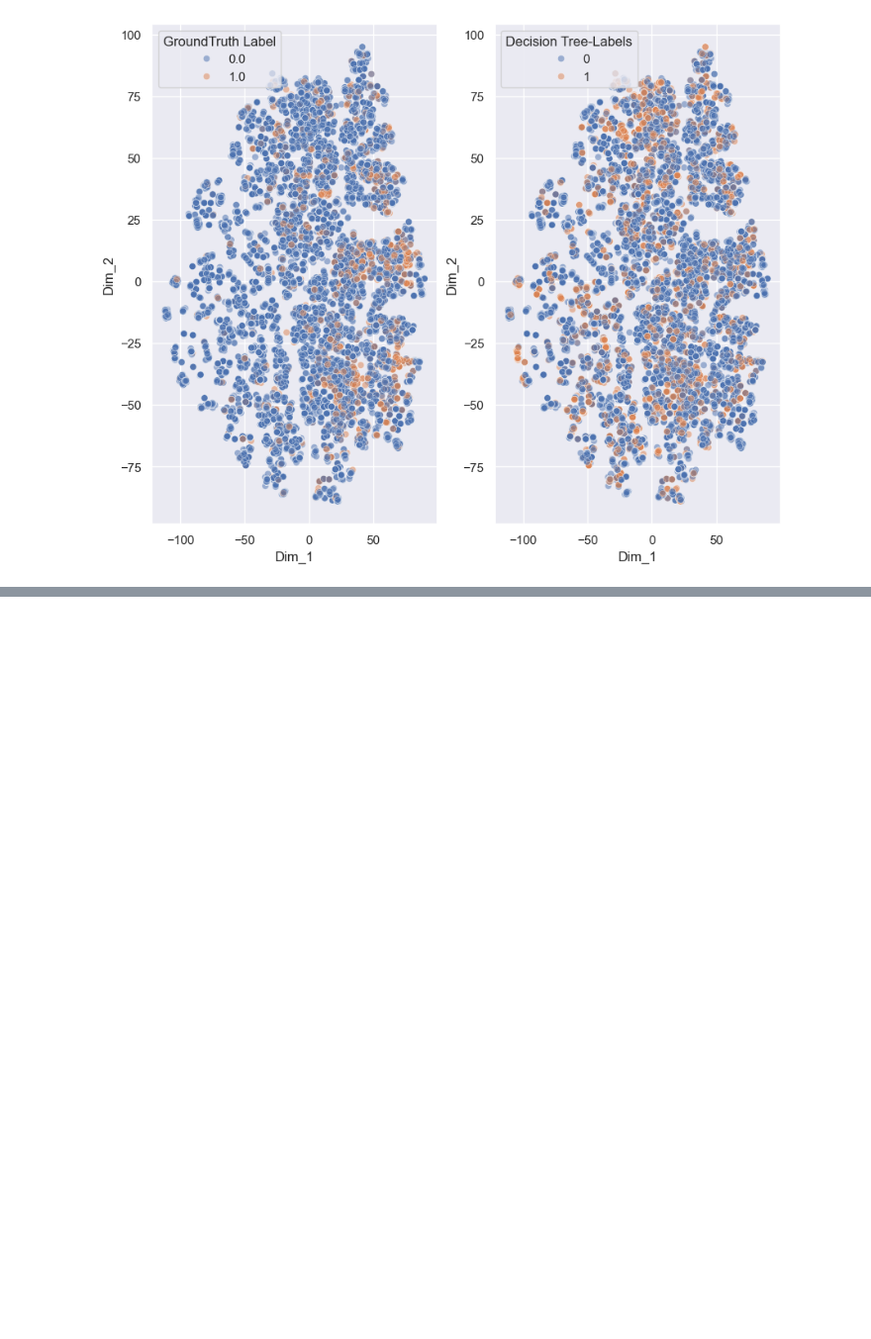
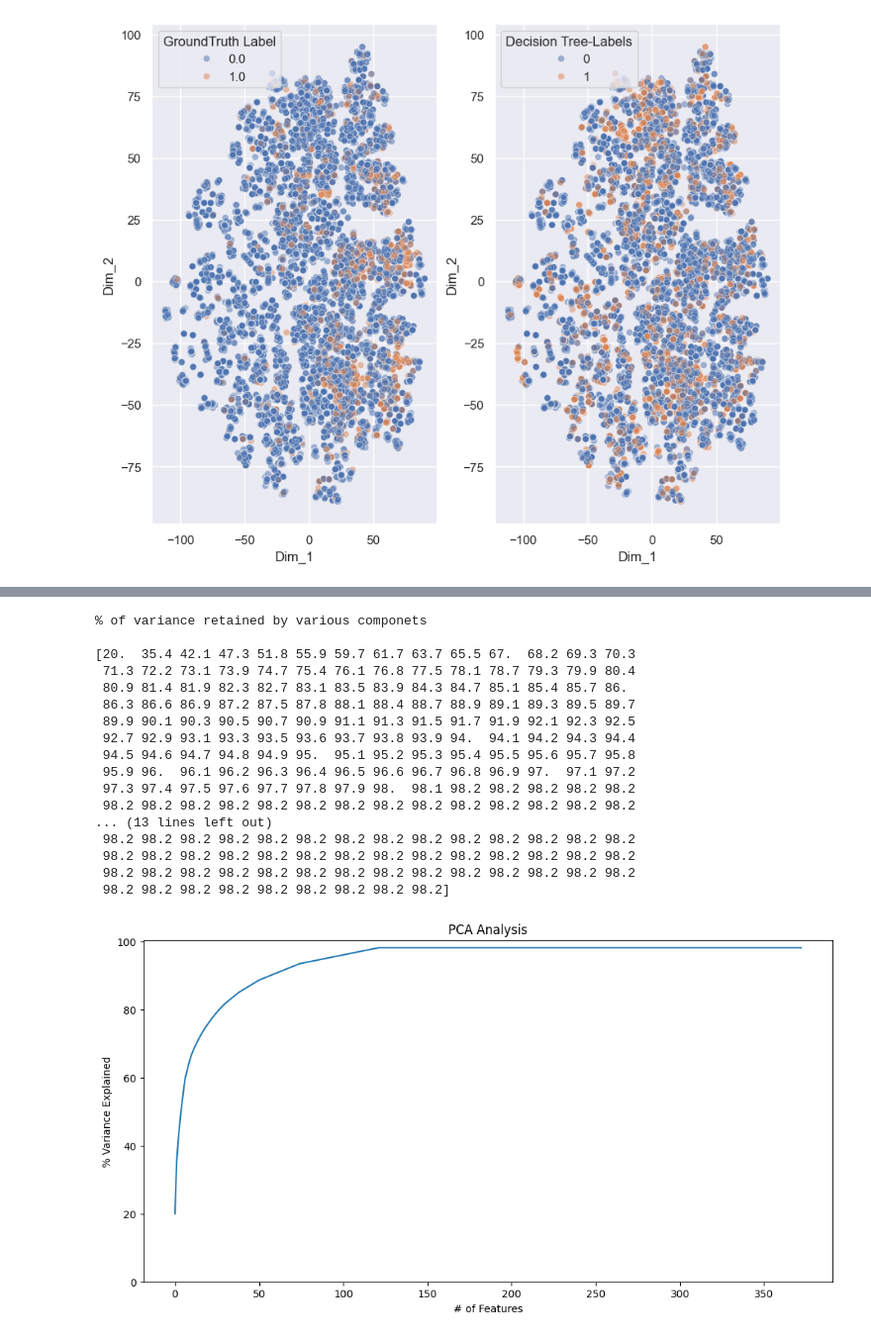
Before and after one commit to iiitssdproject/anomaly-detection, a Jupyter notebook: Anomaly Detection.ipynb, the cells around one changed output, grey strips where cells are left out. Shown at 99% size. Drawn from its saved outputs; the diff is of its cells as text; code cells hidden in the pictures; blank space fills up the shorter version.

```diff
--- a/Anomaly Detection.ipynb
+++ b/Anomaly Detection.ipynb
@@ -894,0 +965,7 @@ plt.show()
+# %%
+print(df.isna().values.any())
+print(df.isna().sum())
+
+print(df.duplicated().value_counts())
+print(df['class'].value_counts())
+df = df.columns.str.replace(' ', '')
@@ -894,0 +1140,34 @@ plt.show()
+# %%
+pca=PCA(n_components=df_normalized.shape[1])
+pca.fit(df_normalized)
+variance = pca.explained_variance_ratio_
+var = np.cumsum(np.round(variance, 3)*100)
+
+plt.figure(figsize=(12,6))
+plt.ylabel('% Variance Explained')
+plt.xlabel('# of Features')
+plt.title('PCA Analysis')
+plt.ylim(0,100.5)
+print('% of variance retained by various componets')
+plt.plot(var)
+print("")
+print(var)
+# %% [output]
+% of variance retained by various componets
+
+[20.  35.4 42.1 47.3 51.8 55.9 59.7 61.7 63.7 65.5 67.  68.2 69.3 70.3
+ 71.3 72.2 73.1 73.9 74.7 75.4 76.1 76.8 77.5 78.1 78.7 79.3 79.9 80.4
+ 80.9 81.4 81.9 82.3 82.7 83.1 83.5 83.9 84.3 84.7 85.1 85.4 85.7 86.
+ 86.3 86.6 86.9 87.2 87.5 87.8 88.1 88.4 88.7 88.9 89.1 89.3 89.5 89.7
+ 89.9 90.1 90.3 90.5 90.7 90.9 91.1 91.3 91.5 91.7 91.9 92.1 92.3 92.5
+ 92.7 92.9 93.1 93.3 93.5 93.6 93.7 93.8 93.9 94.  94.1 94.2 94.3 94.4
+ 94.5 94.6 94.7 94.8 94.9 95.  95.1 95.2 95.3 95.4 95.5 95.6 95.7 95.8
+ 95.9 96.  96.1 96.2 96.3 96.4 96.5 96.6 96.7 96.8 96.9 97.  97.1 97.2
+ 97.3 97.4 97.5 97.6 97.7 97.8 97.9 98.  98.1 98.2 98.2 98.2 98.2 98.2
+ 98.2 98.2 98.2 98.2 98.2 98.2 98.2 98.2 98.2 98.2 98.2 98.2 98.2 98.2
+... (13 lines left out)
+ 98.2 98.2 98.2 98.2 98.2 98.2 98.2 98.2 98.2 98.2 98.2 98.2 98.2 98.2
+ 98.2 98.2 98.2 98.2 98.2 98.2 98.2 98.2 98.2 98.2 98.2 98.2 98.2 98.2
+ 98.2 98.2 98.2 98.2 98.2 98.2 98.2 98.2 98.2 98.2 98.2 98.2 98.2 98.2
+ 98.2 98.2 98.2 98.2 98.2 98.2 98.2 98.2 98.2]
+[figure, added]
```
Also changed, not shown: parts of 11 cells of this notebook, 1 other file.
